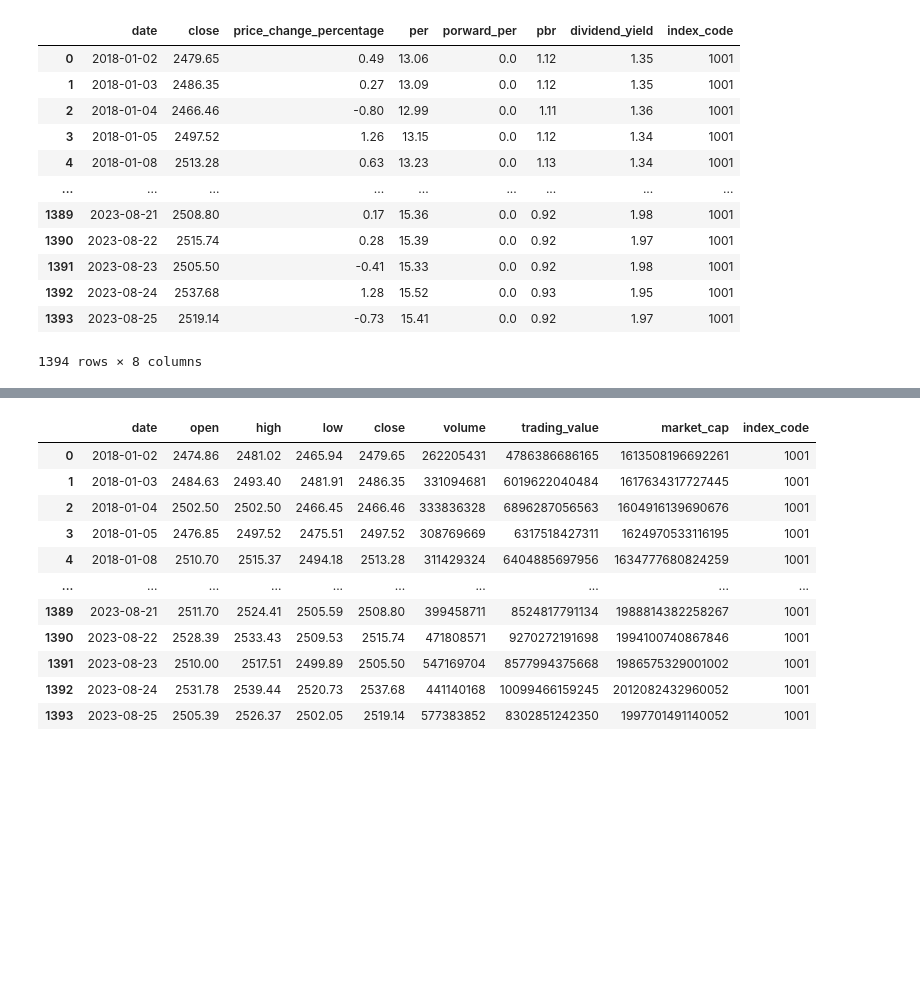
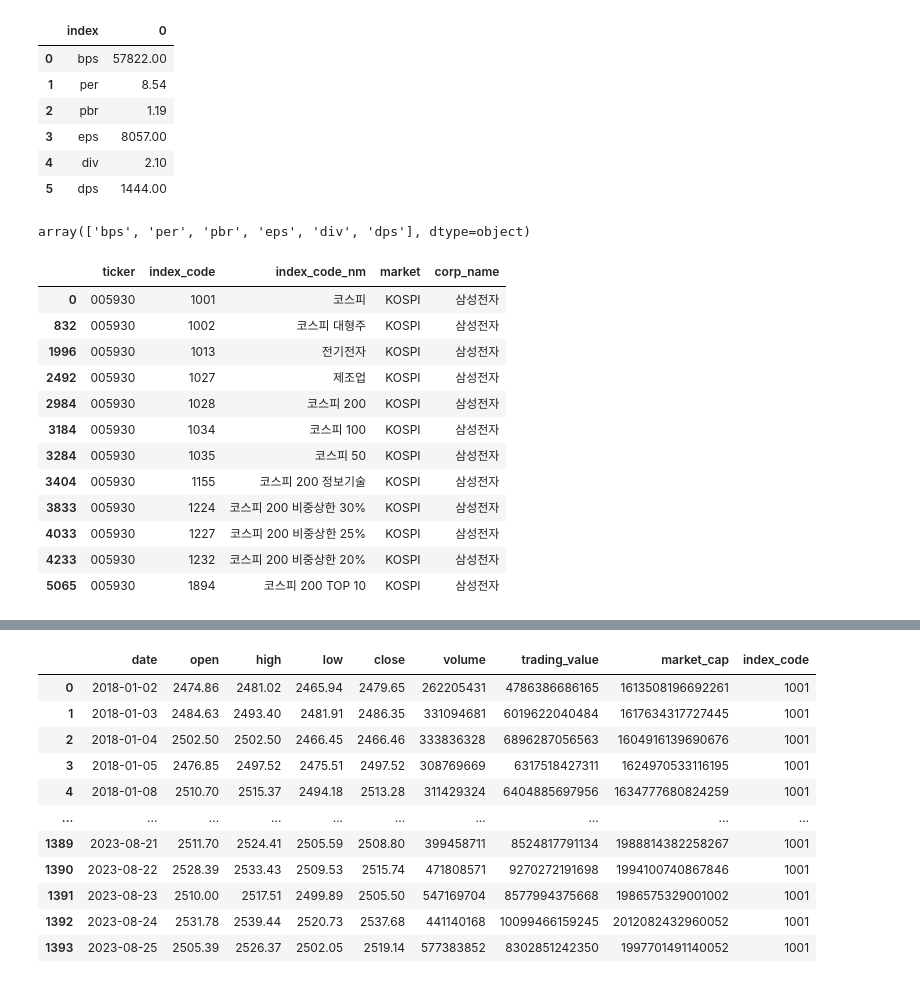
Before and after one commit to Unfinishedgod/finance_mlops, a Jupyter notebook: jupyter/vis22.ipynb, the cells around one changed output, grey strips where cells are left out. Saved outputs shown, nothing was run; the diff lists cells and outputs as text; code cells hidden in the pictures; blank space fills up the shorter version.

```diff
--- a/jupyter/vis22.ipynb
+++ b/jupyter/vis22.ipynb
@@ -115,17 +91,0 @@ index_code_master[index_code_master['ticker'] == ticker_nm]
-# %%
-
-kor_index_code_fundamental[kor_index_code_fundamental['index_code'] == 1001]
-# %% [output]
-|  | date | close | price_change_percentage | per | porward_per | pbr | dividend_yield | index_code |
-| 0 | 2018-01-02 | 2479.65 | 0.49 | 13.06 | 0.0 | 1.12 | 1.35 | 1001 |
-| 1 | 2018-01-03 | 2486.35 | 0.27 | 13.09 | 0.0 | 1.12 | 1.35 | 1001 |
-| 2 | 2018-01-04 | 2466.46 | -0.80 | 12.99 | 0.0 | 1.11 | 1.36 | 1001 |
-| 3 | 2018-01-05 | 2497.52 | 1.26 | 13.15 | 0.0 | 1.12 | 1.34 | 1001 |
-| 4 | 2018-01-08 | 2513.28 | 0.63 | 13.23 | 0.0 | 1.13 | 1.34 | 1001 |
-| ... | ... | ... | ... | ... | ... | ... | ... | ... |
-| 1389 | 2023-08-21 | 2508.80 | 0.17 | 15.36 | 0.0 | 0.92 | 1.98 | 1001 |
-| 1390 | 2023-08-22 | 2515.74 | 0.28 | 15.39 | 0.0 | 0.92 | 1.97 | 1001 |
-| 1391 | 2023-08-23 | 2505.50 | -0.41 | 15.33 | 0.0 | 0.92 | 1.98 | 1001 |
-| 1392 | 2023-08-24 | 2537.68 | 1.28 | 15.52 | 0.0 | 0.93 | 1.95 | 1001 |
-| 1393 | 2023-08-25 | 2519.14 | -0.73 | 15.41 | 0.0 | 0.92 | 1.97 | 1001 |
-1394 rows × 8 columns
@@ -131,0 +95,30 @@ kor_index_code_fundamental[kor_index_code_fundamental['index_code'] == 1001]
+# %%
+kor_stock_fundamental_total
+# %% [output]
+|  | index | 0 |
+| 0 | bps | 57822.00 |
+| 1 | per | 8.54 |
+| 2 | pbr | 1.19 |
+| 3 | eps | 8057.00 |
+| 4 | div | 2.10 |
+| 5 | dps | 1444.00 |
+# %%
+kor_stock_fundamental_total['index'].unique()
+# %% [output]
+array(['bps', 'per', 'pbr', 'eps', 'div', 'dps'], dtype=object)
+# %%
+index_code_master[index_code_master['ticker'] == ticker_nm]
+# %% [output]
+|  | ticker | index_code | index_code_nm | market | corp_name |
+| 0 | 005930 | 1001 | 코스피 | KOSPI | 삼성전자 |
+| 832 | 005930 | 1002 | 코스피 대형주 | KOSPI | 삼성전자 |
+| 1996 | 005930 | 1013 | 전기전자 | KOSPI | 삼성전자 |
+| 2492 | 005930 | 1027 | 제조업 | KOSPI | 삼성전자 |
+| 2984 | 005930 | 1028 | 코스피 200 | KOSPI | 삼성전자 |
+| 3184 | 005930 | 1034 | 코스피 100 | KOSPI | 삼성전자 |
+| 3284 | 005930 | 1035 | 코스피 50 | KOSPI | 삼성전자 |
+| 3404 | 005930 | 1155 | 코스피 200 정보기술 | KOSPI | 삼성전자 |
+| 3833 | 005930 | 1224 | 코스피 200 비중상한 30% | KOSPI | 삼성전자 |
+| 4033 | 005930 | 1227 | 코스피 200 비중상한 25% | KOSPI | 삼성전자 |
+| 4233 | 005930 | 1232 | 코스피 200 비중상한 20% | KOSPI | 삼성전자 |
+| 5065 | 005930 | 1894 | 코스피 200 TOP 10 | KOSPI | 삼성전자 |
```
Also changed, not shown: parts of 11 cells of this notebook, 1 other file.
